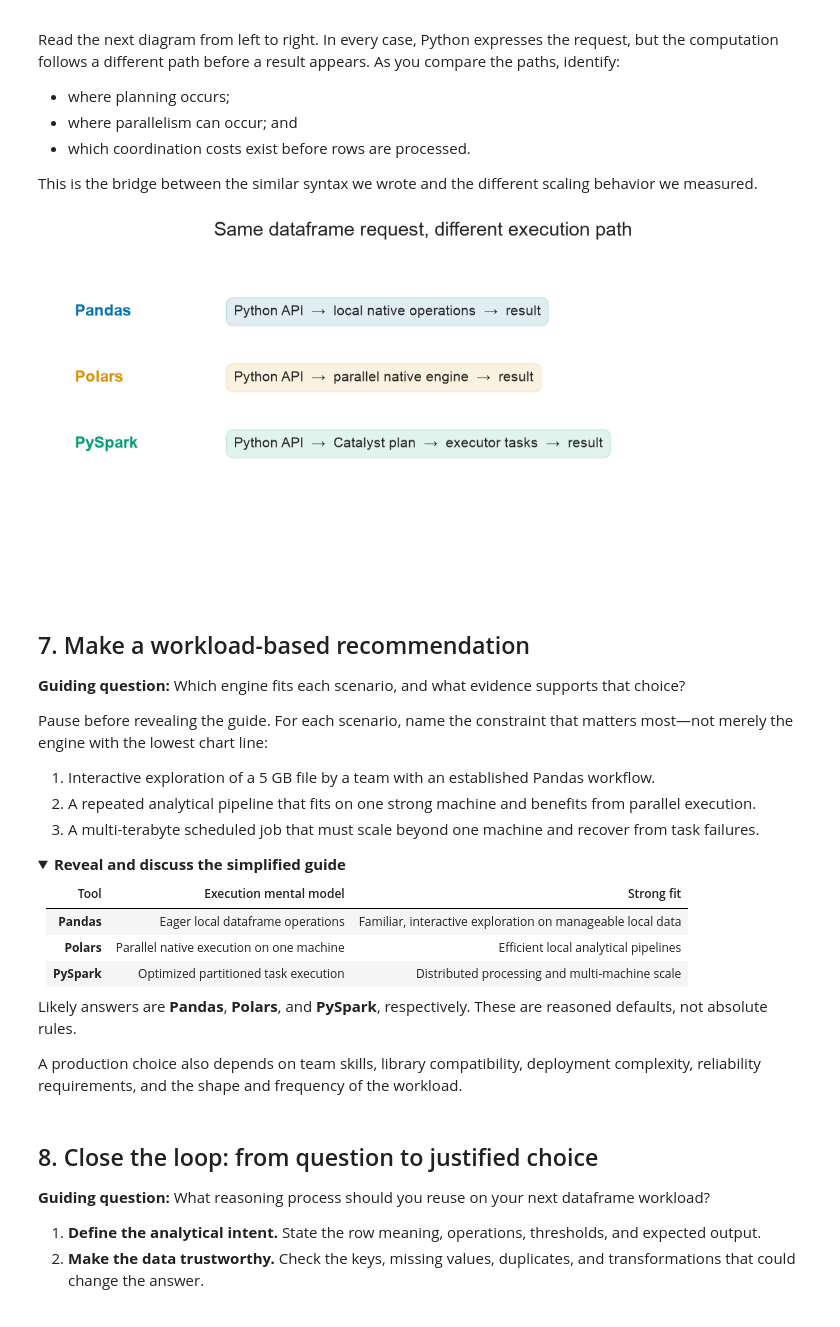
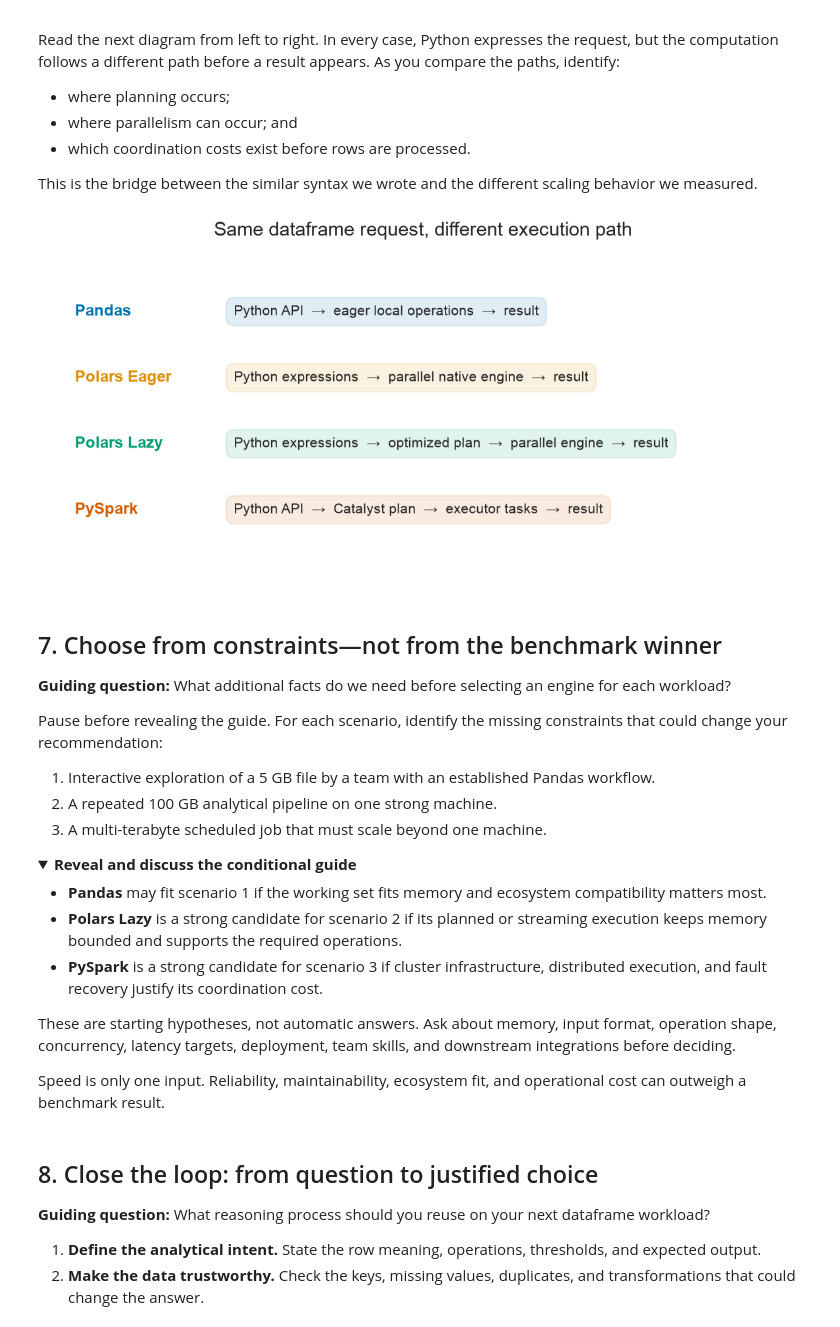
Before and after one commit to Kedar-V/data-processing-frameworks-demo, a Jupyter notebook: notebooks/movielens_dataframe_engines_simple.ipynb, the cells around one changed output. Cells and saved outputs as stored; diff of their text form; code cells hidden in the pictures; folded sections open.

```diff
--- a/notebooks/movielens_dataframe_engines_simple.ipynb
+++ b/notebooks/movielens_dataframe_engines_simple.ipynb
@@ -55,8 +55,10 @@ from IPython.display import display, Markdown
 # Keep unexpected warnings visible during class; suppress only known seaborn deprecations.
 warnings.filterwarnings("ignore", category=FutureWarning, module="seaborn")
 sns.set_theme(style="whitegrid", context="talk")
-palette = sns.color_palette("colorblind", 3)
-FRAMEWORK_COLORS = dict(zip(["Pandas", "Polars", "PySpark"], palette))
+palette = sns.color_palette("colorblind", 4)
+FRAMEWORK_COLORS = dict(
+    zip(["Pandas", "Polars Eager", "Polars Lazy", "PySpark"], palette)
+)
 
 FAST_DEMO = True
 MIN_RATINGS = 1_000
@@ -813,58 +827,65 @@ This is the bridge between the similar syntax we wrote and the different scaling
 # %%
 fig, ax = plt.subplots(figsize=(12, 6))
 ax.axis("off")
 paths = [
-    ("Pandas", "Python API  →  local native operations  →  result", "Pandas"),
-    ("Polars", "Python API  →  parallel native engine  →  result", "Polars"),
+    ("Pandas", "Python API  →  eager local operations  →  result", "Pandas"),
+    (
+        "Polars Eager",
+        "Python expressions  →  parallel native engine  →  result",
+        "Polars Eager",
+    ),
+    (
+        "Polars Lazy",
+        "Python expressions  →  optimized plan  →  parallel engine  →  result",
+        "Polars Lazy",
+    ),
     (
         "PySpark",
         "Python API  →  Catalyst plan  →  executor tasks  →  result",
         "PySpark",
     ),
 ]
 for y, (framework, path, color_key) in zip([0.82, 0.62, 0.42, 0.22], paths):
     color = FRAMEWORK_COLORS[color_key]
     ax.text(0.04, y, framework, fontsize=17, weight="bold", color=color, va="center")
     ax.text(
         0.25,
         y,
         path,
         fontsize=15,
         va="center",
         bbox=dict(
             boxstyle="round,pad=.55", facecolor=color, alpha=0.12, edgecolor=color
         ),
     )
 ax.set_title("Same dataframe request, different execution path", fontsize=21, pad=18)
 plt.tight_layout()
 plt.show()
 # %% [output]
-[figure, old version]
+[figure, new version]
 # %% [markdown]
-## 7. Make a workload-based recommendation
+## 7. Choose from constraints—not from the benchmark winner
 
-**Guiding question:** Which engine fits each scenario, and what evidence supports that choice?
+**Guiding question:** What additional facts do we need before selecting an engine for each workload?
 
-Pause before revealing the guide. For each scenario, name the constraint that matters most—not merely the engine with the lowest chart line:
+Pause before revealing the guide. For each scenario, identify the missing constraints that could change your recommendation:
 
 1. Interactive exploration of a 5 GB file by a team with an established Pandas workflow.
-2. A repeated analytical pipeline that fits on one strong machine and benefits from parallel execution.
-3. A multi-terabyte scheduled job that must scale beyond one machine and recover from task failures.
+2. A repeated 100 GB analytical pipeline on one strong machine.
+3. A multi-terabyte scheduled job that must scale beyond one machine.
 
 <details>
-<summary><strong>Reveal and discuss the simplified guide</strong></summary>
+<summary><strong>Reveal and discuss the conditional guide</strong></summary>
 
-| Tool | Execution mental model | Strong fit |
-|---|---|---|
-| **Pandas** | Eager local dataframe operations | Familiar, interactive exploration on manageable local data |
-| **Polars** | Parallel native execution on one machine | Efficient local analytical pipelines |
-| **PySpark** | Optimized partitioned task execution | Distributed processing and multi-machine scale |
+- **Pandas** may fit scenario 1 if the working set fits memory and ecosystem compatibility matters most.
+- **Polars Lazy** is a strong candidate for scenario 2 if its planned or streaming execution keeps memory bounded and supports the required operations.
+- **PySpark** is a strong candidate for scenario 3 if cluster infrastructure, distributed execution, and fault recovery justify its coordination cost.
 
-Likely answers are **Pandas**, **Polars**, and **PySpark**, respectively. These are reasoned defaults, not absolute rules.
+These are starting hypotheses, not automatic answers. Ask about memory, input format, operation shape, concurrency, latency targets, deployment, team skills, and downstream integrations before deciding.
 
 </details>
 
-A production choice also depends on team skills, library compatibility, deployment complexity, reliability requirements, and the shape and frequency of the workload.
+Speed is only one input. Reliability, maintainability, ecosystem fit, and operational cost can outweigh a benchmark result.
 # %%
 # Release the local Spark session after the demo.
 if spark is not None:
```
Also changed, not shown: parts of 5 cells of this notebook, 4 other files.
